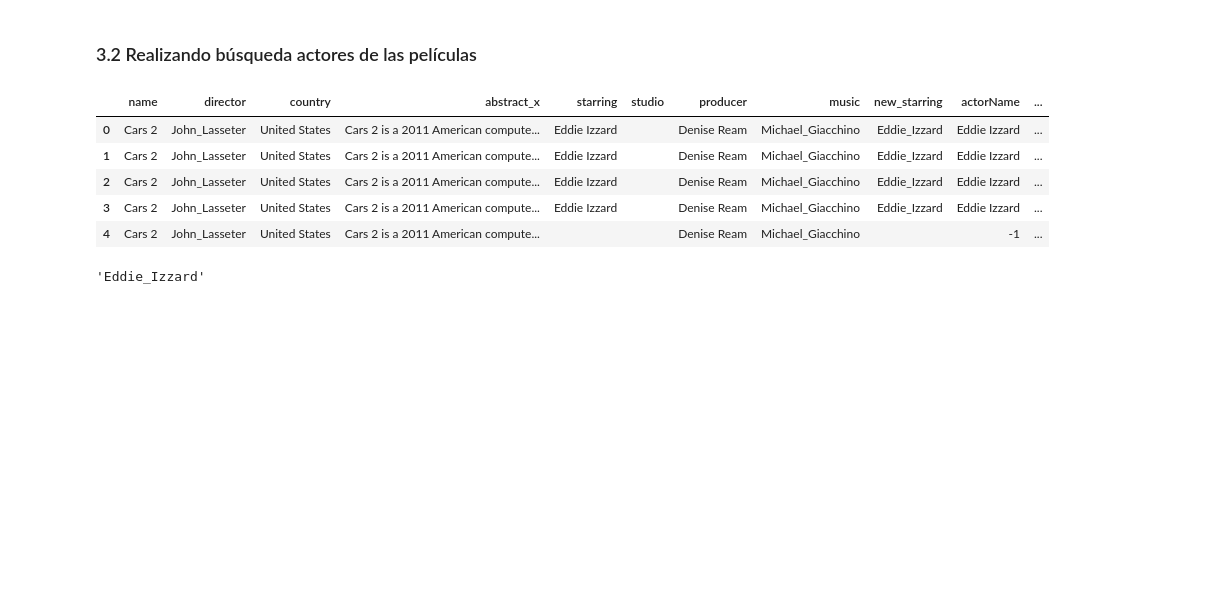
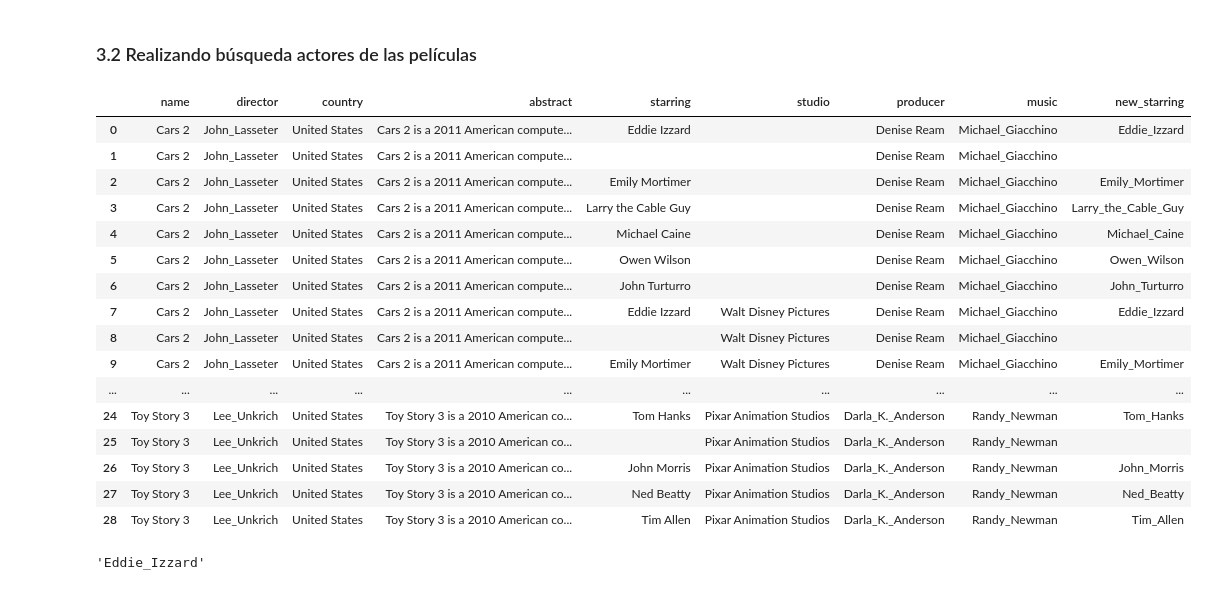
Before and after one commit to antoniomata99/BigData-SemanticEnrichment, a Jupyter notebook: Laboratorio.ipynb, the cells around one changed output. Saved outputs shown, nothing was run; the diff lists cells and outputs as text; code cells hidden in the pictures; blank space fills up the shorter version.

```diff
--- a/Laboratorio.ipynb
+++ b/Laboratorio.ipynb
@@ -184,14 +230,25 @@ dataframe.head(5)
 ### 3.2 Realizando búsqueda actores de las películas
 # %%
 dataframe['new_starring'] = dataframe['starring'].str.replace(' ', '_')
-dataframe.head(5)
+dataframe.head(50)
 # %% [output]
-|  | name | director | country | abstract_x | starring | studio | producer | music | new_starring | actorName | ... |
-| 0 | Cars 2 | John_Lasseter | United States | Cars 2 is a 2011 American compute... | Eddie Izzard |  | Denise Ream | Michael_Giacchino | Eddie_Izzard | Eddie Izzard | ... |
-| 1 | Cars 2 | John_Lasseter | United States | Cars 2 is a 2011 American compute... | Eddie Izzard |  | Denise Ream | Michael_Giacchino | Eddie_Izzard | Eddie Izzard | ... |
-| 2 | Cars 2 | John_Lasseter | United States | Cars 2 is a 2011 American compute... | Eddie Izzard |  | Denise Ream | Michael_Giacchino | Eddie_Izzard | Eddie Izzard | ... |
-| 3 | Cars 2 | John_Lasseter | United States | Cars 2 is a 2011 American compute... | Eddie Izzard |  | Denise Ream | Michael_Giacchino | Eddie_Izzard | Eddie Izzard | ... |
-| 4 | Cars 2 | John_Lasseter | United States | Cars 2 is a 2011 American compute... |  |  | Denise Ream | Michael_Giacchino |  | -1 | ... |
+|  | name | director | country | abstract | starring | studio | producer | music | new_starring |
+| 0 | Cars 2 | John_Lasseter | United States | Cars 2 is a 2011 American compute... | Eddie Izzard |  | Denise Ream | Michael_Giacchino | Eddie_Izzard |
+| 1 | Cars 2 | John_Lasseter | United States | Cars 2 is a 2011 American compute... |  |  | Denise Ream | Michael_Giacchino |  |
+| 2 | Cars 2 | John_Lasseter | United States | Cars 2 is a 2011 American compute... | Emily Mortimer |  | Denise Ream | Michael_Giacchino | Emily_Mortimer |
+| 3 | Cars 2 | John_Lasseter | United States | Cars 2 is a 2011 American compute... | Larry the Cable Guy |  | Denise Ream | Michael_Giacchino | Larry_the_Cable_Guy |
+| 4 | Cars 2 | John_Lasseter | United States | Cars 2 is a 2011 American compute... | Michael Caine |  | Denise Ream | Michael_Giacchino | Michael_Caine |
+| 5 | Cars 2 | John_Lasseter | United States | Cars 2 is a 2011 American compute... | Owen Wilson |  | Denise Ream | Michael_Giacchino | Owen_Wilson |
+| 6 | Cars 2 | John_Lasseter | United States | Cars 2 is a 2011 American compute... | John Turturro |  | Denise Ream | Michael_Giacchino | John_Turturro |
+| 7 | Cars 2 | John_Lasseter | United States | Cars 2 is a 2011 American compute... | Eddie Izzard | Walt Disney Pictures | Denise Ream | Michael_Giacchino | Eddie_Izzard |
+| 8 | Cars 2 | John_Lasseter | United States | Cars 2 is a 2011 American compute... |  | Walt Disney Pictures | Denise Ream | Michael_Giacchino |  |
+| 9 | Cars 2 | John_Lasseter | United States | Cars 2 is a 2011 American compute... | Emily Mortimer | Walt Disney Pictures | Denise Ream | Michael_Giacchino | Emily_Mortimer |
+| ... | ... | ... | ... | ... | ... | ... | ... | ... | ... |
+| 24 | Toy Story 3 | Lee_Unkrich | United States | Toy Story 3 is a 2010 American co... | Tom Hanks | Pixar Animation Studios | Darla_K._Anderson | Randy_Newman | Tom_Hanks |
+| 25 | Toy Story 3 | Lee_Unkrich | United States | Toy Story 3 is a 2010 American co... |  | Pixar Animation Studios | Darla_K._Anderson | Randy_Newman |  |
+| 26 | Toy Story 3 | Lee_Unkrich | United States | Toy Story 3 is a 2010 American co... | John Morris | Pixar Animation Studios | Darla_K._Anderson | Randy_Newman | John_Morris |
+| 27 | Toy Story 3 | Lee_Unkrich | United States | Toy Story 3 is a 2010 American co... | Ned Beatty | Pixar Animation Studios | Darla_K._Anderson | Randy_Newman | Ned_Beatty |
+| 28 | Toy Story 3 | Lee_Unkrich | United States | Toy Story 3 is a 2010 American co... | Tim Allen | Pixar Animation Studios | Darla_K._Anderson | Randy_Newman | Tim_Allen |
 # %%
 dataframe.iloc[:1 , :]['new_starring'][0]
 # %% [output]
```
Also changed, not shown: parts of 17 cells of this notebook.
